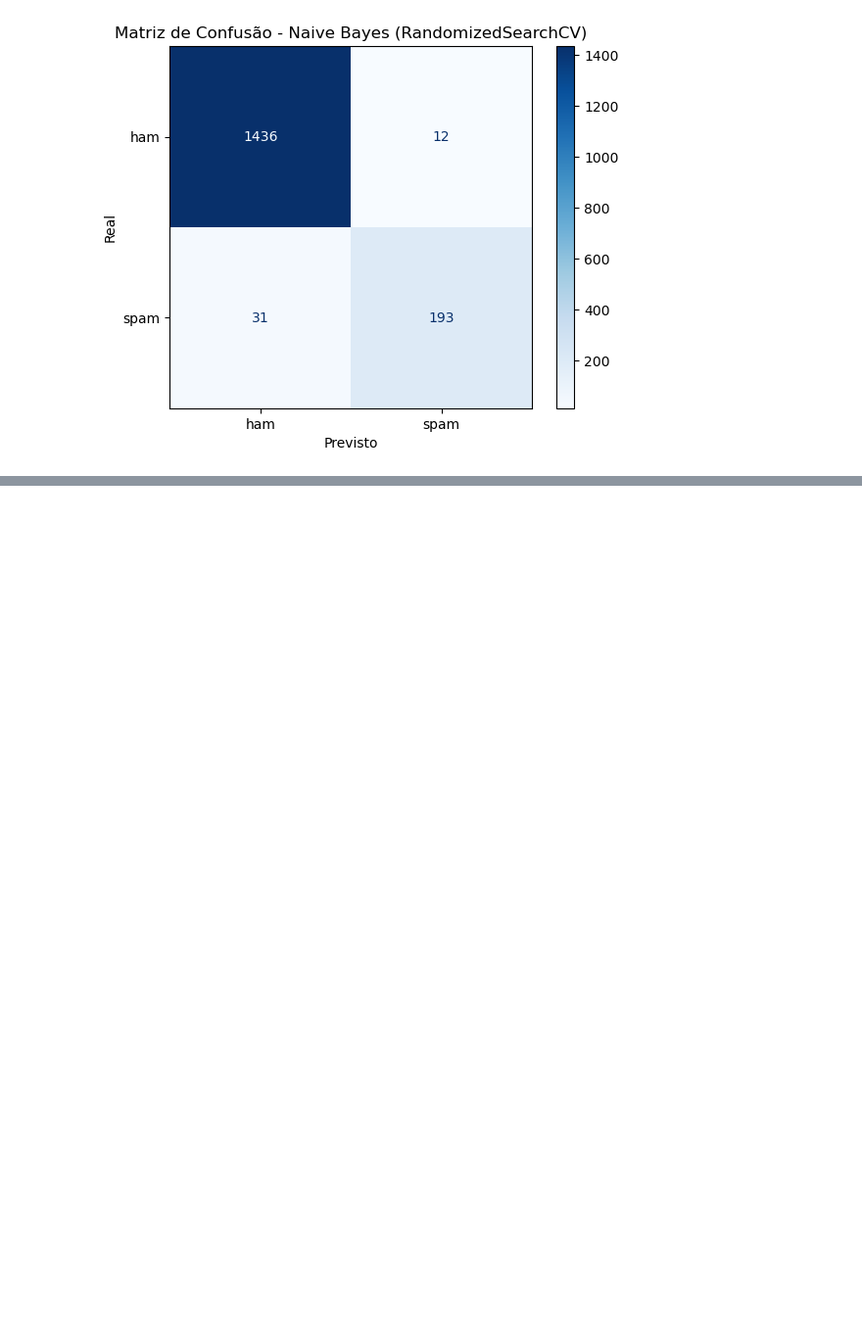
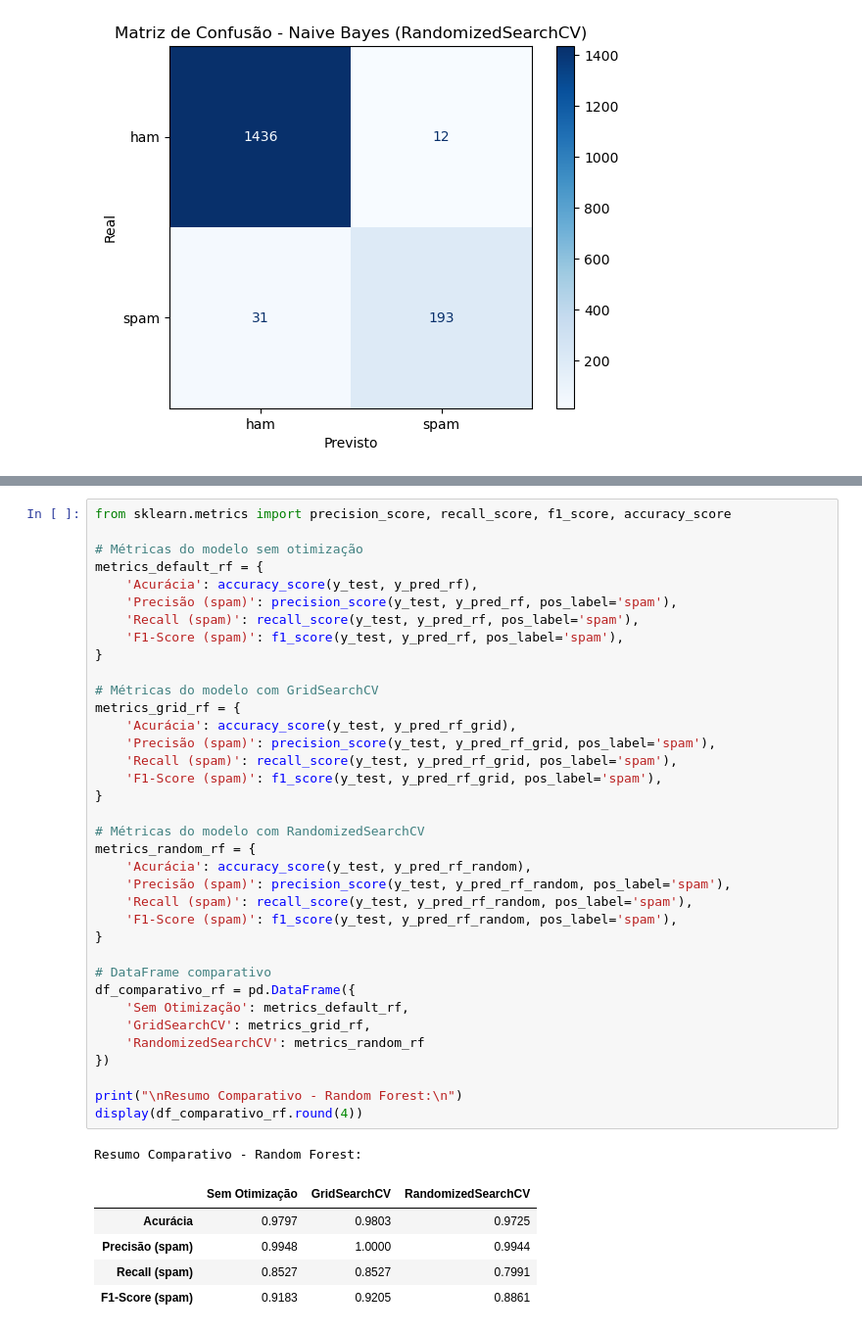
Before and after one commit to deborakocks/projeto6_spam, a Jupyter notebook: PI6_AnaliseSpam.ipynb, the cells around one changed output, grey strips where cells are left out. Shown at 98% size. Drawn from its saved outputs; the diff is of its cells as text; blank space fills up the shorter version.

Commit message:
adicionando modelos otimizados

```diff
--- a/PI6_AnaliseSpam.ipynb
+++ b/PI6_AnaliseSpam.ipynb
@@ -812,0 +956,43 @@ Resumo Comparativo - Naive Bayes Multinomial:
+# %%
+from sklearn.metrics import precision_score, recall_score, f1_score, accuracy_score
+
+# Métricas do modelo sem otimização
+metrics_default_rf = {
+    'Acurácia': accuracy_score(y_test, y_pred_rf),
+    'Precisão (spam)': precision_score(y_test, y_pred_rf, pos_label='spam'),
+    'Recall (spam)': recall_score(y_test, y_pred_rf, pos_label='spam'),
+    'F1-Score (spam)': f1_score(y_test, y_pred_rf, pos_label='spam'),
+}
+
+# Métricas do modelo com GridSearchCV
+metrics_grid_rf = {
+    'Acurácia': accuracy_score(y_test, y_pred_rf_grid),
+    'Precisão (spam)': precision_score(y_test, y_pred_rf_grid, pos_label='spam'),
+    'Recall (spam)': recall_score(y_test, y_pred_rf_grid, pos_label='spam'),
+    'F1-Score (spam)': f1_score(y_test, y_pred_rf_grid, pos_label='spam'),
+}
+
+# Métricas do modelo com RandomizedSearchCV
+metrics_random_rf = {
+    'Acurácia': accuracy_score(y_test, y_pred_rf_random),
+    'Precisão (spam)': precision_score(y_test, y_pred_rf_random, pos_label='spam'),
+    'Recall (spam)': recall_score(y_test, y_pred_rf_random, pos_label='spam'),
+    'F1-Score (spam)': f1_score(y_test, y_pred_rf_random, pos_label='spam'),
+}
+
+# DataFrame comparativo
+df_comparativo_rf = pd.DataFrame({
+    'Sem Otimização': metrics_default_rf,
+    'GridSearchCV': metrics_grid_rf,
+    'RandomizedSearchCV': metrics_random_rf
+})
+
+print("\nResumo Comparativo - Random Forest:\n")
+display(df_comparativo_rf.round(4))
+# %% [output]
+Resumo Comparativo - Random Forest:
+|  | Sem Otimização | GridSearchCV | RandomizedSearchCV |
+| Acurácia | 0.9797 | 0.9803 | 0.9725 |
+| Precisão (spam) | 0.9948 | 1.0000 | 0.9944 |
+| Recall (spam) | 0.8527 | 0.8527 | 0.7991 |
+| F1-Score (spam) | 0.9183 | 0.9205 | 0.8861 |
```
Also changed, not shown: parts of 12 cells of this notebook.
